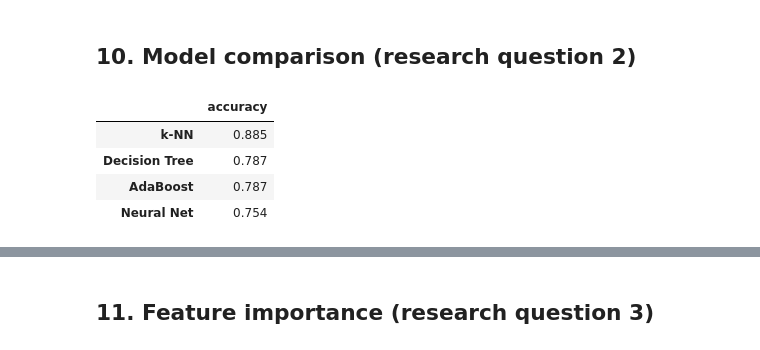
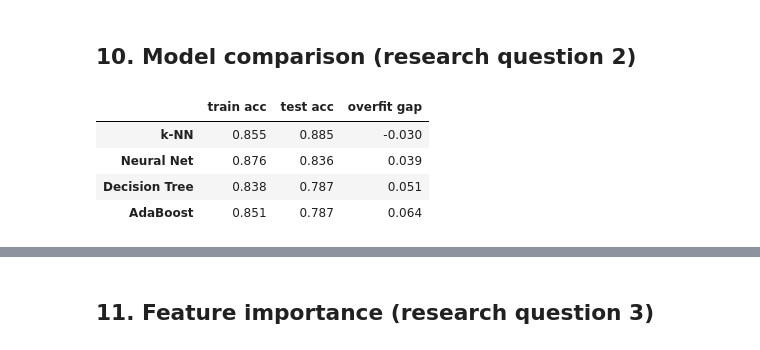
Before and after one commit to yonatang8675/ML_Project, a Jupyter notebook: notebooks/heart_disease.ipynb, the cells around one changed output, grey strips where cells are left out. Cells and saved outputs as stored; diff of their text form; code cells hidden in the pictures.

```diff
--- a/notebooks/heart_disease.ipynb
+++ b/notebooks/heart_disease.ipynb
@@ -153,20 +116,27 @@ experiments = {
     "5-NN":                 (lambda: KNNClassifier(k=5), True),
     "Decision Tree (full)": (lambda: DecisionTreeClassifier(max_depth=None), False),
     "Decision Tree (d=4)":  (lambda: DecisionTreeClassifier(max_depth=4), False),
+    "AdaBoost (100)":       (lambda: AdaBoostClassifier(n_estimators=100), False),
+    "Neural Net":           (lambda: NeuralNetwork(hidden_layers=(16,), activation="relu",
+                                                   lr=0.1, epochs=300, batch_size=32,
+                                                   l2=1e-4, seed=SEED), True),
 }
 
 rows = []
 for name, (factory, scale) in experiments.items():
-    experiment = ev.duplicate_leakage_experiment(
+    exp = ev.duplicate_leakage_experiment(
         factory, X_raw, y_raw, X_unique, y_unique, seed=SEED, scale=scale
     )
     rows.append({
-        "model": name,
-        "acc_with_duplicates": experiment["accuracy_with_duplicates"],
-        "acc_deduplicated": experiment["accuracy_deduplicated"],
-        "gap": experiment["accuracy_with_duplicates"] - experiment["accuracy_deduplicated"],
+        "model":              name,
+        "train (dup)":        exp["train_accuracy_with_duplicates"],
+        "test (dup)":         exp["accuracy_with_duplicates"],
+        "train (dedup)":      exp["train_accuracy_deduplicated"],
+        "test (dedup)":       exp["accuracy_deduplicated"],
+        "overfit gap":        exp["train_accuracy_deduplicated"] - exp["accuracy_deduplicated"],
+        "leakage gap":        exp["accuracy_with_duplicates"] - exp["accuracy_deduplicated"],
     })
 
-leakage_df = pd.DataFrame(rows)
+leakage_df = pd.DataFrame(rows).set_index("model")
 leakage_df
 # %% [output]
@@ -304,33 +532,44 @@ Test accuracy = 0.754
 # %% [markdown]
 ## 10. Model comparison (research question 2)
 # %%
-# Final tuned models.
+
+# Final tuned models — Decision Tree uses the selected feature subset from cell above.
 final_models = {
-    "k-NN":          (lambda: KNNClassifier(k=best_k), True),
-    "Decision Tree": (lambda: DecisionTreeClassifier(criterion="entropy", max_depth=best_depth), False),
-    "AdaBoost":      (lambda: AdaBoostClassifier(n_estimators=best_n_rounds), False),
-    "Neural Net":    (lambda: NeuralNetwork(hidden_layers=(16,), lr=0.1, epochs=300,
-                                            batch_size=32, l2=1e-4, seed=SEED), True),
+    "k-NN":          (lambda: KNNClassifier(k=best_k), True, None),
+    "Decision Tree": (lambda: DecisionTreeClassifier(max_depth=best_depth,
+                                                      min_samples_split=best_min_split,
+                                                      min_samples_leaf=best_min_leaf), False, selected_features),
+    "AdaBoost":      (lambda: AdaBoostClassifier(n_estimators=best_n_rounds), False, None),
+    "Neural Net":    (lambda: NeuralNetwork(hidden_layers=best_nn_params["hidden_layers"],
+                                            activation="relu",
+                                            lr=best_nn_params["lr"], epochs=500,
+                                            batch_size=32, l2=best_nn_params["l2"],
+                                            seed=SEED, patience=20, val_fraction=0.1), True, None),
 }
 
 results = {}
 fitted = {}
-for name, (factory, scale) in final_models.items():
+for name, (factory, scale, cols) in final_models.items():
     X_fit, X_eval = (X_train_s, X_test_s) if scale else (X_train, X_test)
+    if cols is not None:
+        X_fit, X_eval = X_fit[:, cols], X_eval[:, cols]
     model = factory()
     model.fit(X_fit, y_train)
-    fitted[name] = (model, scale)
+    fitted[name] = (model, scale, cols)
     results[name] = ev.evaluate_model(model, X_fit, y_train, X_eval, y_test)
 
-results_df = pd.DataFrame(results).T[["accuracy"]]
-results_df = results_df.sort_values("accuracy", ascending=False)
+results_df = pd.DataFrame(results).T[["train_accuracy", "accuracy"]]
+results_df.columns = ["train acc", "test acc"]
+results_df["overfit gap"] = results_df["train acc"] - results_df["test acc"]
+results_df = results_df.sort_values("test acc", ascending=False)
+
 results_df
 # %% [output]
-|  | accuracy |
-| k-NN | 0.885 |
-| Decision Tree | 0.787 |
-| AdaBoost | 0.787 |
-| Neural Net | 0.754 |
+|  | train acc | test acc | overfit gap |
+| k-NN | 0.855 | 0.885 | -0.030 |
+| Neural Net | 0.876 | 0.836 | 0.039 |
+| Decision Tree | 0.838 | 0.787 | 0.051 |
+| AdaBoost | 0.851 | 0.787 | 0.064 |
 # %%
 display(Image(plots.plot_model_comparison(results, metric="accuracy")))
 best_name = results_df.index[0]
```
Also changed, not shown: parts of 19 cells of this notebook, 9 other files.
